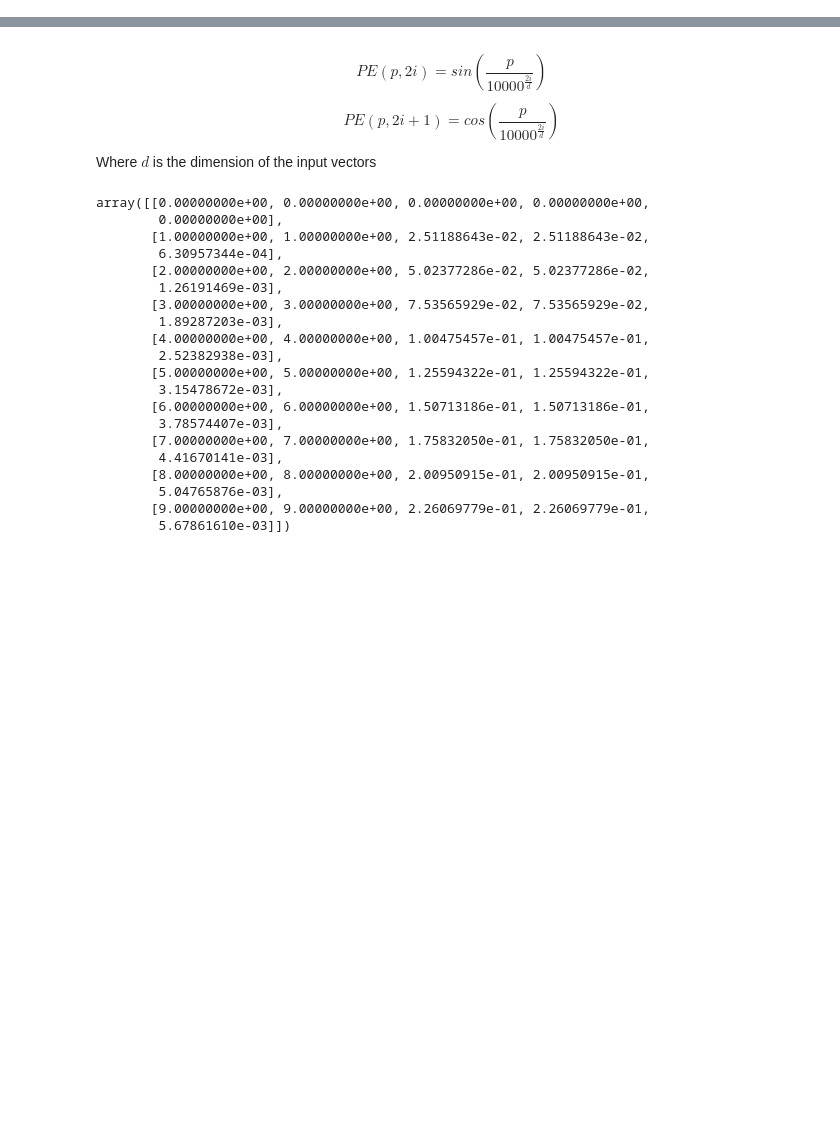
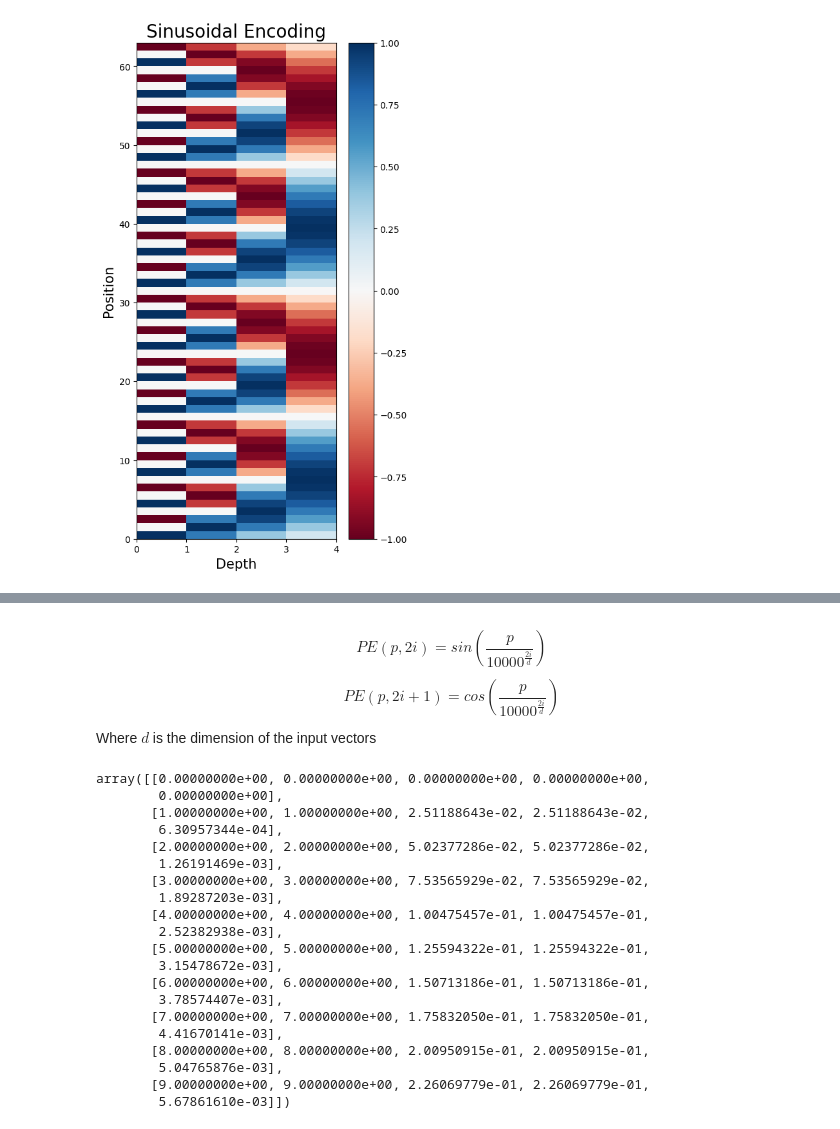
Before and after one commit to kolikaran1992/Neural-Networks, a Jupyter notebook: Positional_Encoding.ipynb, the cells around one changed output, grey strips where cells are left out. Drawn from its saved outputs; the diff is of its cells as text; code cells hidden in the pictures; blank space fills up the shorter version.

```diff
--- a/Positional_Encoding.ipynb
+++ b/Positional_Encoding.ipynb
@@ -13,0 +108,14 @@ plt.rcParams.update({'axes.titlesize': 20,
+# %%
+enc = get_sinusoidal_enc(dim, 4*l)
+
+plt.figure(figsize=(5,10))
+plt.title('Sinusoidal Encoding')
+plt.pcolormesh(enc, cmap='RdBu')
+plt.xlabel('Depth')
+plt.ylim((0, 4*l-1))
+plt.ylabel('Position')
+plt.colorbar()
+
+plt.show()
+# %% [output]
+[figure, added]
```
Also changed, not shown: parts of 17 cells of this notebook.
